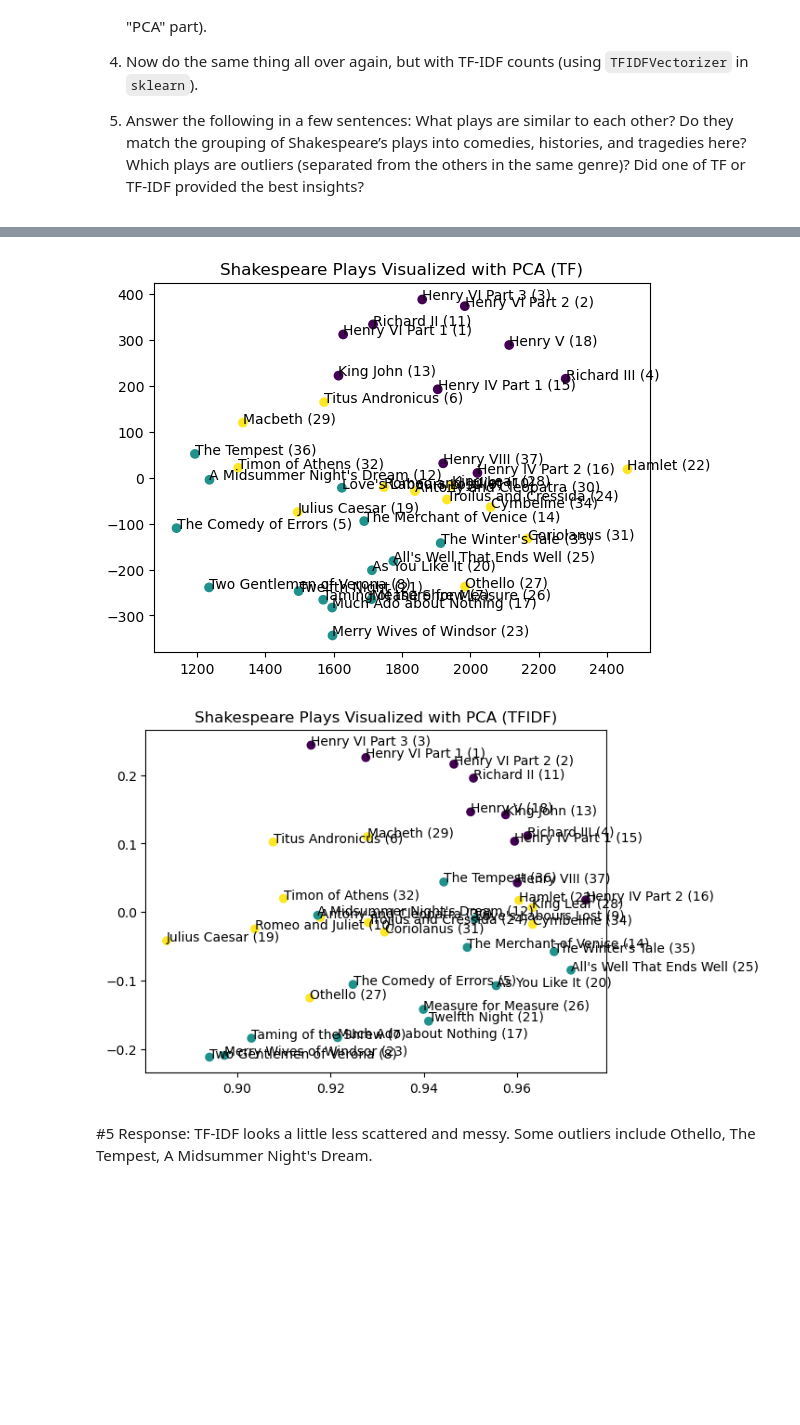
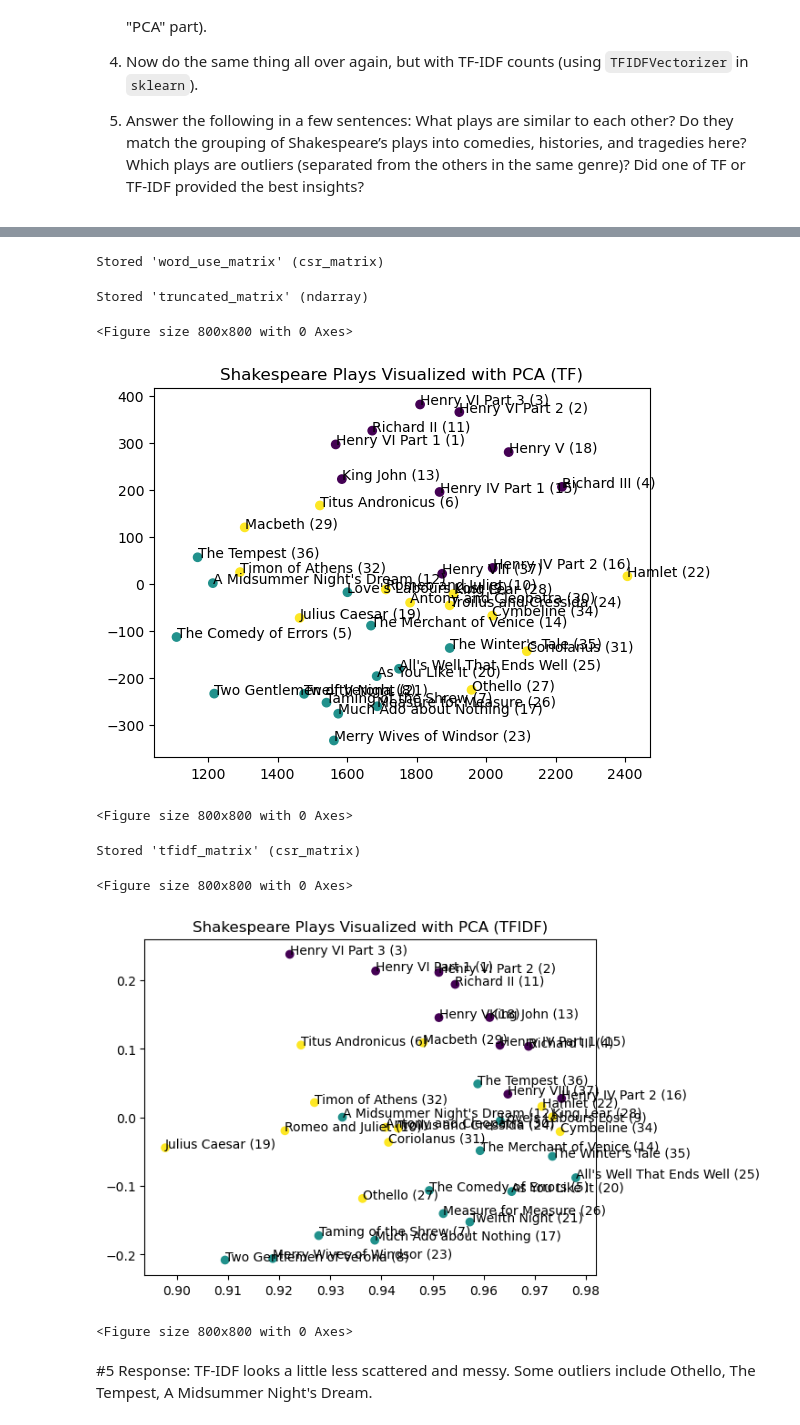
Before and after one commit to Aseeef/NLP-Classification-HW4, a Jupyter notebook: HW04.ipynb, the cells around one changed output, grey strips where cells are left out. Drawn from its saved outputs; the diff is of its cells as text; code cells hidden in the pictures; blank space fills up the shorter version.

```diff
--- a/HW04.ipynb
+++ b/HW04.ipynb
@@ -127,13 +127,14 @@ from typing import Dict
 
 play_lines_dict : Dict[str, str] = defaultdict(lambda: '')
 plays = plays_array[:,1]
+characters = plays_array[:,2]
 play_lines = plays_array[:,3]
 
 i = 0
 j = 0
 for i in range(plays_array.shape[0]):
     # if its a stage direction, increment counter and countinue loop
-    if plays[i] == '<Stage Direction>':
+    if characters[i] == '<Stage Direction>':
         continue
     if play_lines_dict[plays[i]] != '':
         play_lines_dict[plays[i]] += ' ' # append a ' ' unless its the start of the string
@@ -154,6 +155,8 @@ else:
     count_vectorizer = CountVectorizer()
     word_use_matrix = count_vectorizer.fit_transform(play_string_array)
     %store word_use_matrix
+# %% [output]
+Stored 'word_use_matrix' (csr_matrix)
 # %%
 if 'truncated_matrix' in locals():
     %store -r truncated_matrix
@@ -161,6 +164,8 @@ else:
     pca = TruncatedSVD(n_components=2)
     truncated_matrix = pca.fit_transform(word_use_matrix)
     %store truncated_matrix
+# %% [output]
+Stored 'truncated_matrix' (ndarray)
 # %%
 play_chronological = play_attributes_array[:,2]
 play_genres = play_attributes_array[:,1]
@@ -180,9 +185,11 @@ X, Y = (truncated_matrix[:,0], truncated_matrix[:,1])
 plt.scatter(X, Y, c=play_genre_as_numbers)
 for play,i in zip(play_lines_dict.keys(), range(len(play_lines_dict.keys()))):
     plt.annotate(F"{play} ({play_chronological[i]})", xy=(X[i], Y[i]))
-plt.show()
+plt.figure(figsize=(8, 8))
 # %% [output]
+<Figure size 800x800 with 0 Axes>
-[figure, old version]
+[figure, new version]
+<Figure size 800x800 with 0 Axes>
 # %%
 # Check if word_use_matrix exists in the store
 if 'tfidf_matrix' in locals():
@@ -193,18 +200,22 @@ else:
     tfidf_vectorizer = TfidfVectorizer()
     tfidf_matrix = tfidf_vectorizer.fit_transform(play_string_array)
     %store tfidf_matrix
+# %% [output]
+Stored 'tfidf_matrix' (csr_matrix)
 # %%
 pca = TruncatedSVD(n_components=2)
 result = pca.fit_transform(tfidf_matrix)
 # %%
 plt.title("Shakespeare Plays Visualized with PCA (TFIDF)")
 X, Y = (result[:,0], result[:,1])
 plt.scatter(X, Y, c=play_genre_as_numbers)
 for play,i in zip(play_lines_dict.keys(), range(len(play_lines_dict.keys()))):
     plt.annotate(F"{play} ({play_chronological[i]})", xy=(X[i], Y[i]))
-plt.show()
+plt.figure(figsize=(8, 8))
 # %% [output]
+<Figure size 800x800 with 0 Axes>
-[figure, old version]
+[figure, new version]
+<Figure size 800x800 with 0 Axes>
 # %% [markdown]
 #5 Response:
 TF-IDF looks a little less scattered and messy. Some outliers include Othello, The Tempest, A Midsummer Night's Dream.
```
Also changed, not shown: parts of 14 cells of this notebook.
